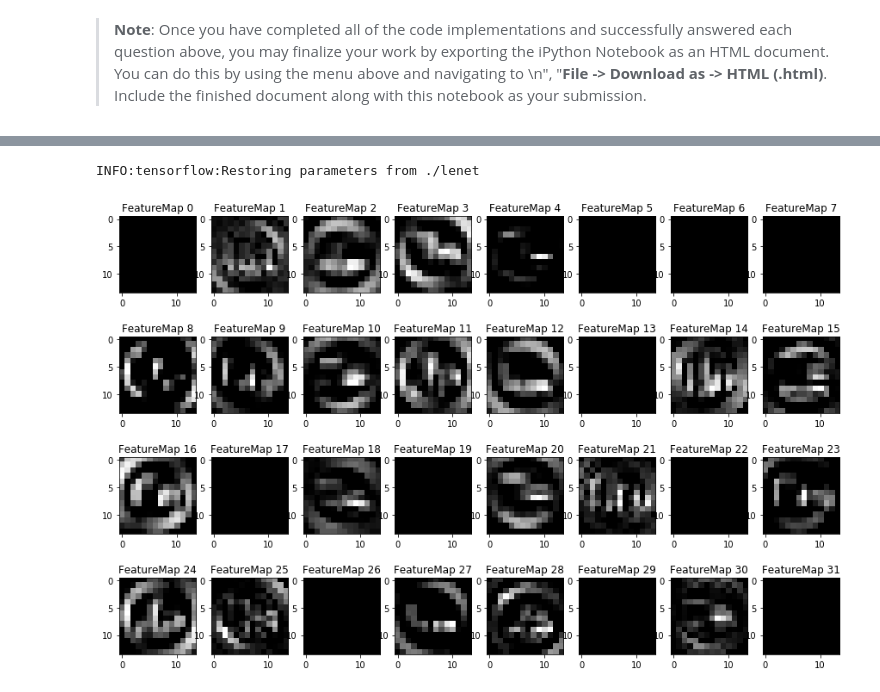
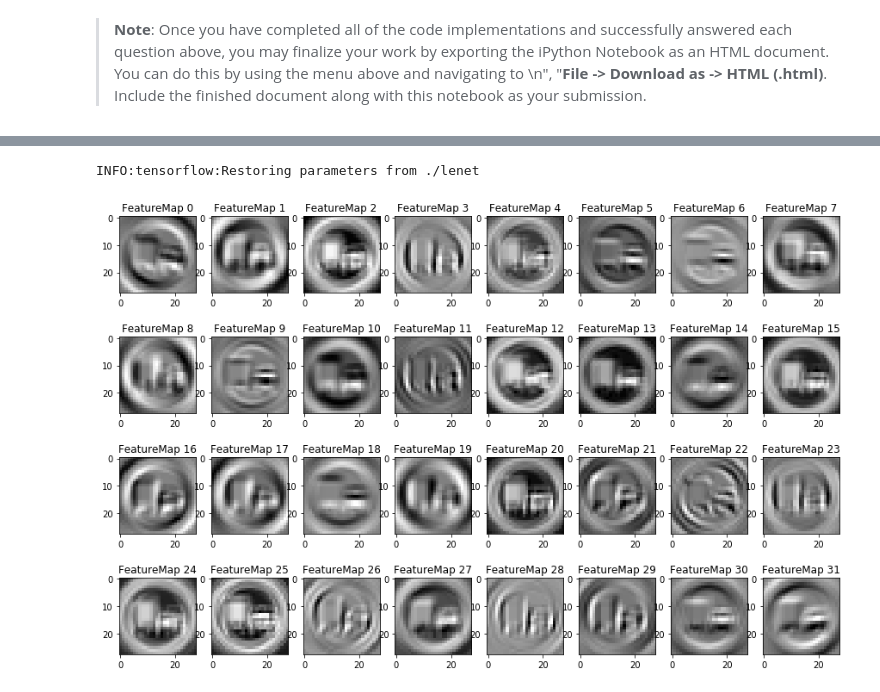
Before and after one commit to JoaoGranja/CarND-Traffic-Sign-Classifier-Project, a Jupyter notebook: Traffic_Sign_Classifier.ipynb, the cells around one changed output, grey strips where cells are left out. Drawn from its saved outputs; the diff is of its cells as text; code cells hidden in the pictures.

```diff
--- a/Traffic_Sign_Classifier.ipynb
+++ b/Traffic_Sign_Classifier.ipynb
@@ -393,7 +398,7 @@ def LeNet(x):
     mu = 0
     sigma = 0.1
 
-    global layer_1, layer_2, layer_3, layer_4
+    global conv1
 
     # Layer 1: Convolutional. Input = 32x32xn_color_channel. Output = 28x28x32.
     conv1_W = tf.Variable(tf.truncated_normal(shape = (5, 5, n_color_channel, 32), mean = mu, stddev = sigma))
@@ -401,6 +406,8 @@ def LeNet(x):
     strides = [1, 1, 1, 1]
     padding = 'VALID'
     layer_1 = tf.nn.conv2d(x, conv1_W, strides, padding) + conv1_b
+
+    conv1 = layer_1
 
     # Activation.
     layer_1 = tf.nn.relu(layer_1)
@@ -906,14 +914,14 @@ def outputFeatureMap(image_input, tf_activation, activation_min=-1, activation_m
 # %%
 with tf.Session() as sess:
     saver.restore(sess, tf.train.latest_checkpoint('.'))
 
     image_input = norm_gray_images[4].reshape(1, 32,32,1)
-    tf_activation = layer_1
+    tf_activation = conv1
     outputFeatureMap(image_input, tf_activation, activation_min=-1, activation_max=-1 ,plt_num=1)
 
     plt.savefig(os.path.join(output_dir, "FeatureMap"))
     plt.show()
     plt.close()
 # %% [output]
 INFO:tensorflow:Restoring parameters from ./lenet
-[figure, old version]
+[figure, new version]
```
Also changed, not shown: parts of 11 cells of this notebook, 12 other files.
